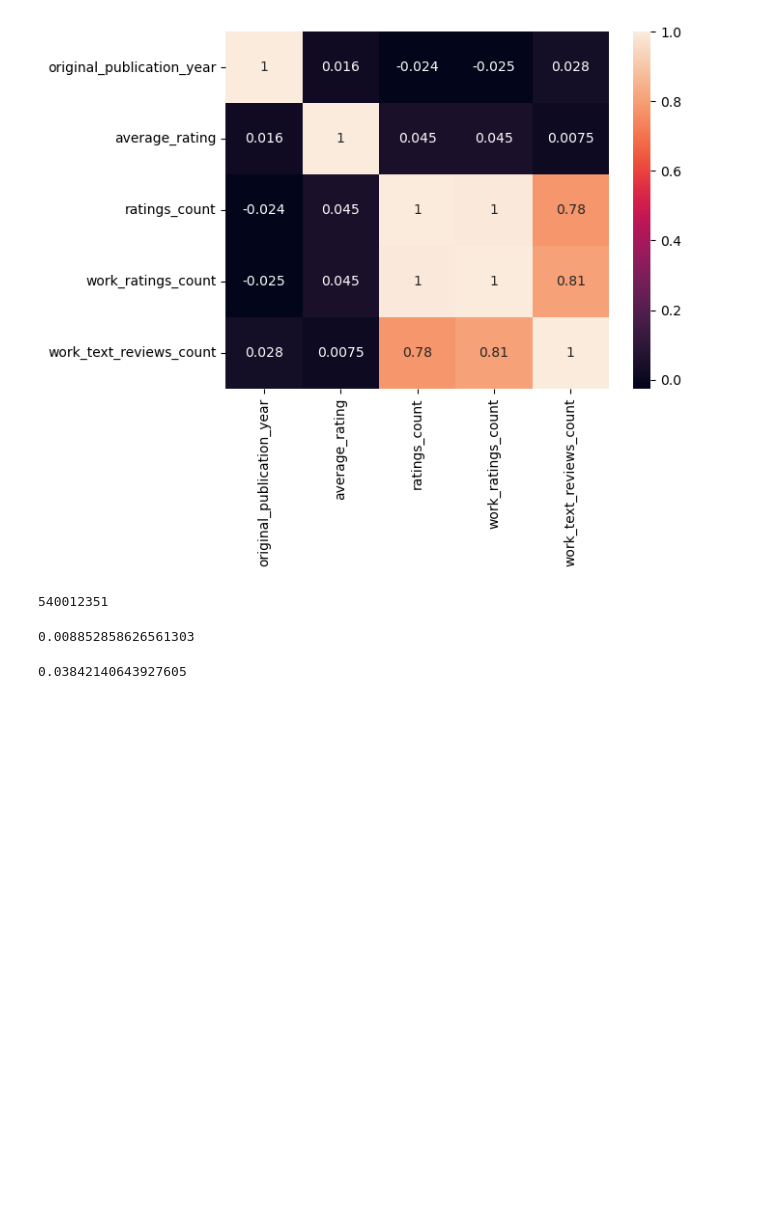
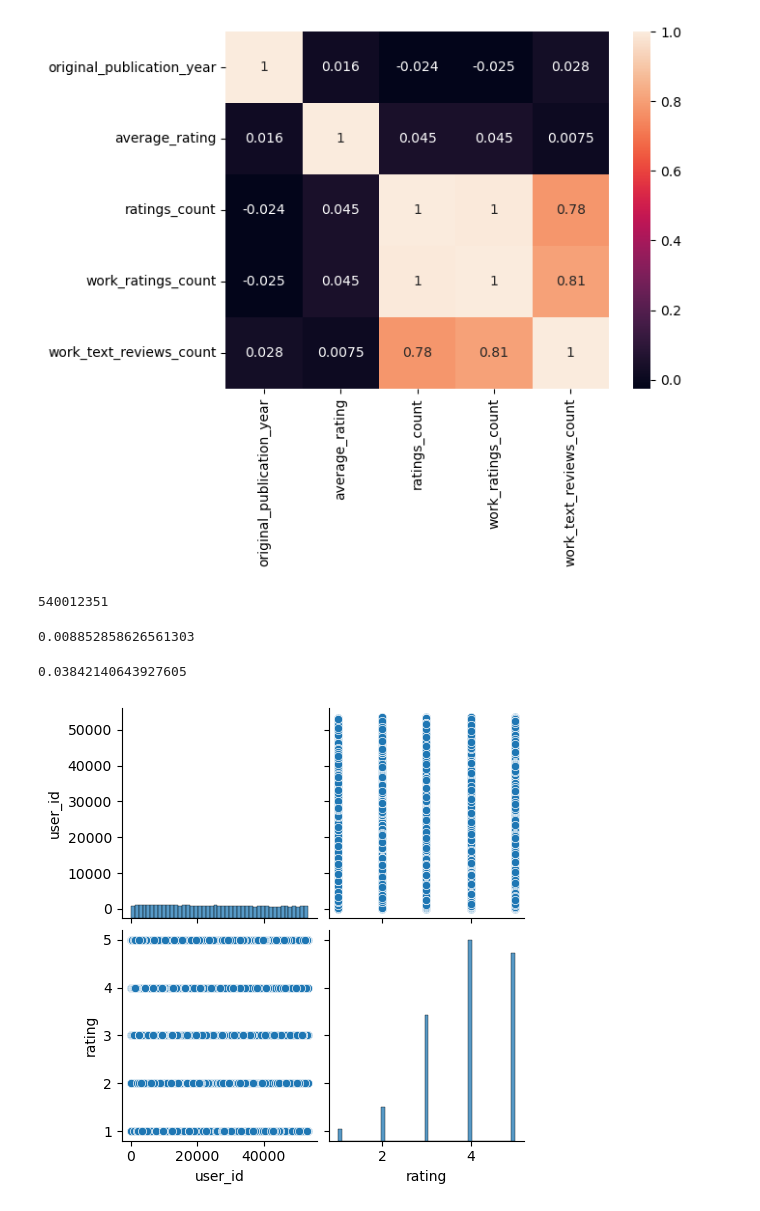
Before and after one commit to kier-johns/book_recommender_and_classifier, a Jupyter notebook: scrap_work.ipynb, the cells around one changed output. Saved outputs shown, nothing was run; the diff lists cells and outputs as text; code cells hidden in the pictures; blank space fills up the shorter version.

Commit message:
created recommenders

```diff
--- a/scrap_work.ipynb
+++ b/scrap_work.ipynb
@@ -480,3 +480,8 @@ books_clean.ratings_count.sum()
 (4780653*4.34)/540012351
 # %% [output]
 0.03842140643927605
+# %%
+df = pd.read_csv('data/recommend.csv')
+sns.pairplot(df);
+# %% [output]
+[figure, added]
```
Also changed, not shown: parts of 4 cells of this notebook, 3 other files.
